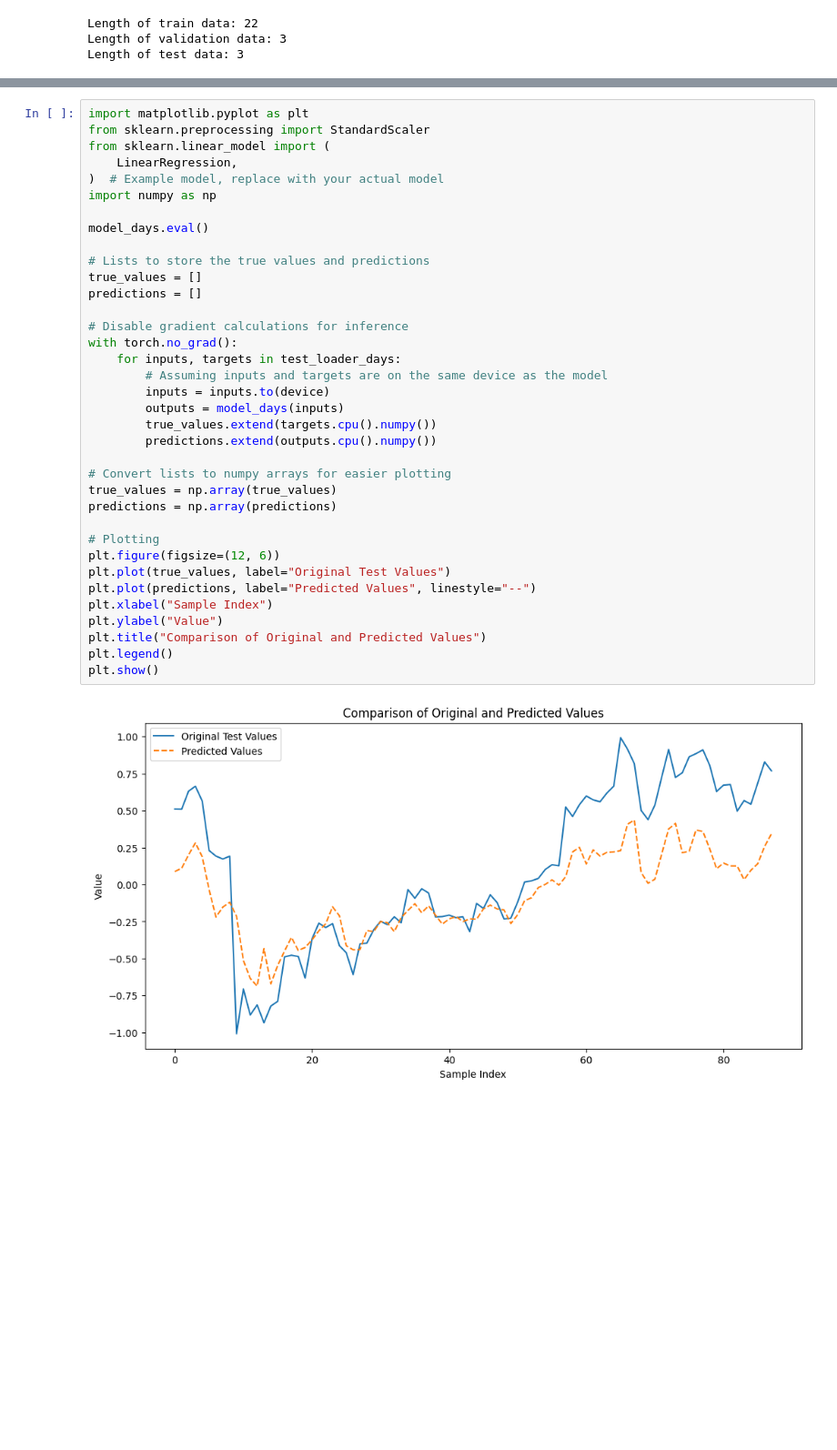
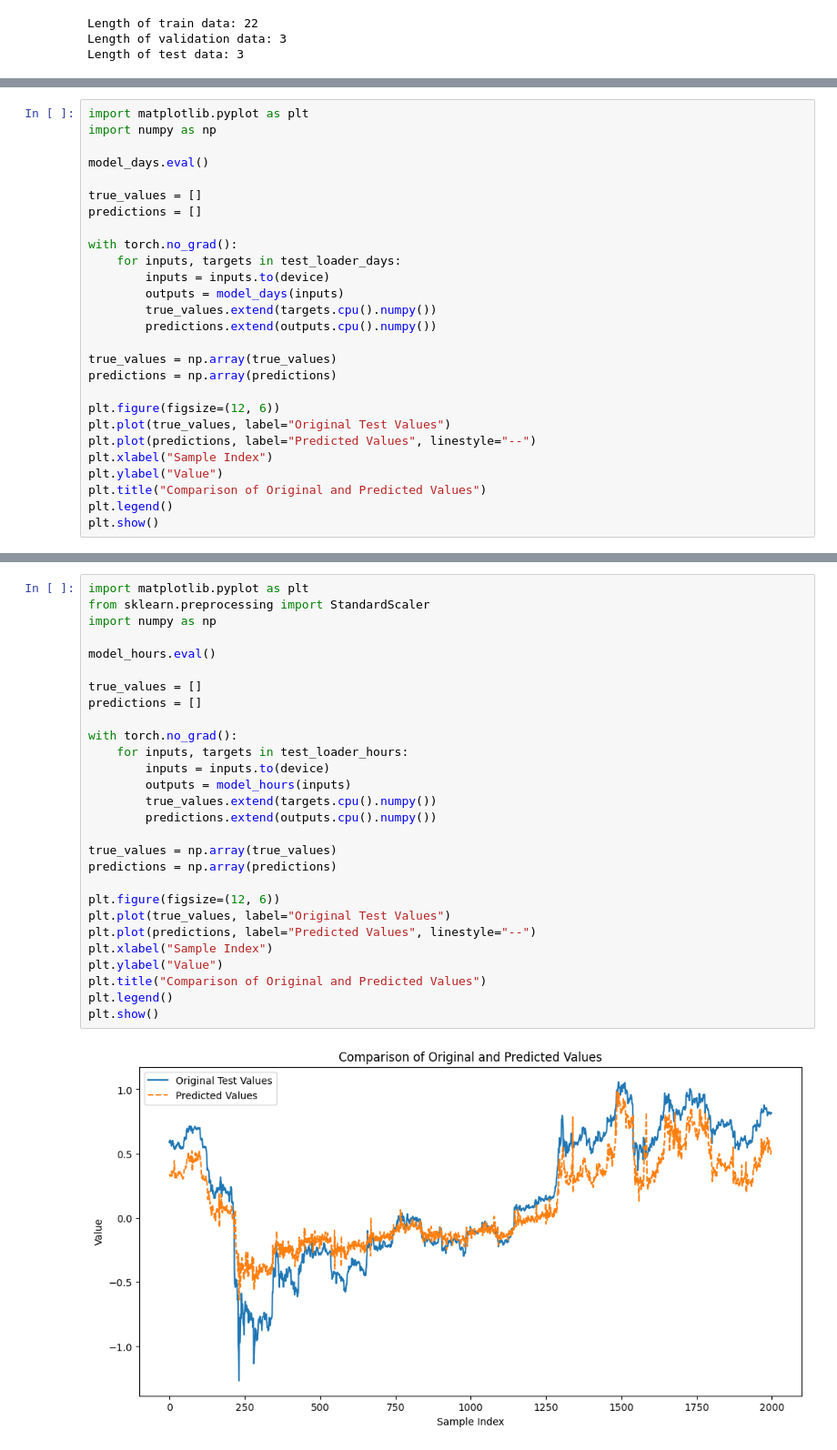
Before and after one commit to piotrdurniat/deep-neural-networks-lab, a Jupyter notebook: lab-11/lab11.ipynb, the cells around one changed output, grey strips where cells are left out. Shown at 91% size. Drawn from its saved outputs; the diff is of its cells as text; blank space fills up the shorter version.

```diff
--- a/lab-11/lab11.ipynb
+++ b/lab-11/lab11.ipynb
@@ -1171,0 +1126,27 @@ Epoch 9: train MSE = 0.250 (R2: 0.750), validation MSE = 0.141 (R2: 0.185)Test M
+# %%
+import matplotlib.pyplot as plt
+import numpy as np
+
+model_days.eval()
+
+true_values = []
+predictions = []
+
+with torch.no_grad():
+    for inputs, targets in test_loader_days:
+        inputs = inputs.to(device)
+        outputs = model_days(inputs)
+        true_values.extend(targets.cpu().numpy())
+        predictions.extend(outputs.cpu().numpy())
+
+true_values = np.array(true_values)
+predictions = np.array(predictions)
+
+plt.figure(figsize=(12, 6))
+plt.plot(true_values, label="Original Test Values")
+plt.plot(predictions, label="Predicted Values", linestyle="--")
+plt.xlabel("Sample Index")
+plt.ylabel("Value")
+plt.title("Comparison of Original and Predicted Values")
+plt.legend()
+plt.show()
@@ -1172,38 +1199,30 @@ Epoch 9: train MSE = 0.250 (R2: 0.750), validation MSE = 0.141 (R2: 0.185)Test M
 # %%
 import matplotlib.pyplot as plt
 from sklearn.preprocessing import StandardScaler
-from sklearn.linear_model import (
-    LinearRegression,
-)  # Example model, replace with your actual model
 import numpy as np
 
-model_days.eval()
+model_hours.eval()
 
-# Lists to store the true values and predictions
 true_values = []
 predictions = []
 
-# Disable gradient calculations for inference
 with torch.no_grad():
-    for inputs, targets in test_loader_days:
-        # Assuming inputs and targets are on the same device as the model
+    for inputs, targets in test_loader_hours:
         inputs = inputs.to(device)
-        outputs = model_days(inputs)
+        outputs = model_hours(inputs)
         true_values.extend(targets.cpu().numpy())
         predictions.extend(outputs.cpu().numpy())
 
-# Convert lists to numpy arrays for easier plotting
 true_values = np.array(true_values)
 predictions = np.array(predictions)
 
-# Plotting
 plt.figure(figsize=(12, 6))
 plt.plot(true_values, label="Original Test Values")
 plt.plot(predictions, label="Predicted Values", linestyle="--")
 plt.xlabel("Sample Index")
 plt.ylabel("Value")
 plt.title("Comparison of Original and Predicted Values")
 plt.legend()
 plt.show()
 # %% [output]
-[figure, old version]
+[figure, new version]
```
Also changed, not shown: parts of 16 cells of this notebook.
